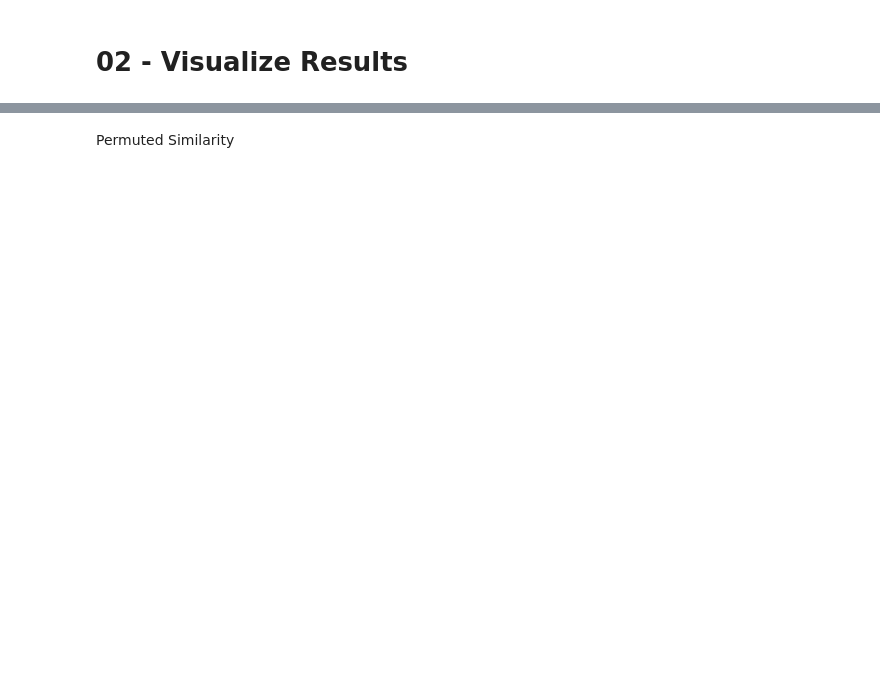
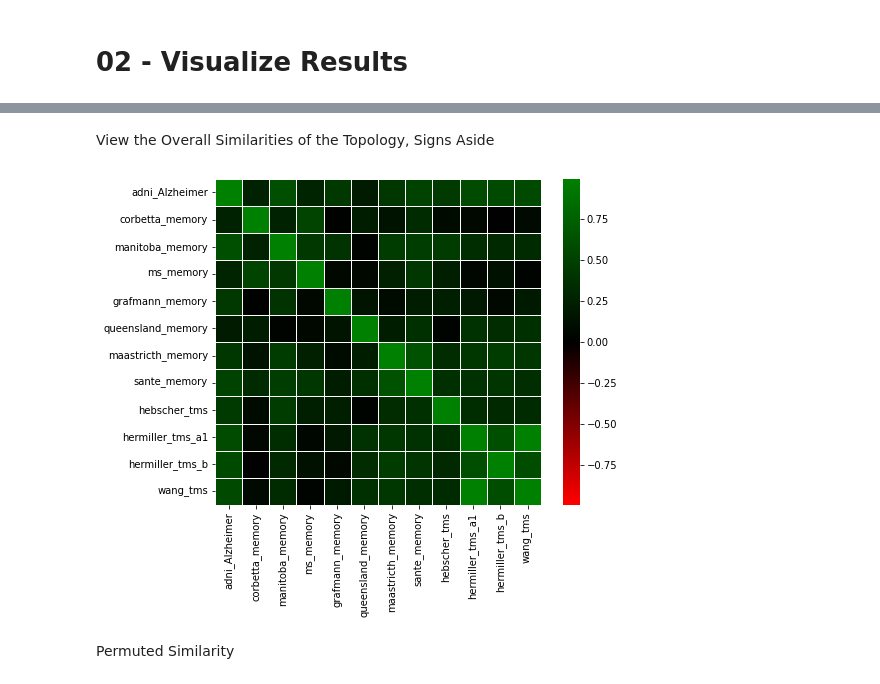
Before and after one commit to Calvinwhow/calvin_utils_project, a Jupyter notebook: notebooks/neuroimaging_notebooks/convergent_causal_mapping/02_converge_on_network.ipynb, the cells around one changed output, grey strips where cells are left out. Cells and saved outputs as stored; diff of their text form; code cells hidden in the pictures; blank space fills up the shorter version.

```diff
--- a/notebooks/neuroimaging_notebooks/convergent_causal_mapping/02_converge_on_network.ipynb
+++ b/notebooks/neuroimaging_notebooks/convergent_causal_mapping/02_converge_on_network.ipynb
@@ -71,3 +73,10 @@ limit = correlation_analysis.matrix_heatmap(correlation_analysis.original_simila
+# %% [markdown]
+View the Overall Similarities of the Topology, Signs Aside
+# %%
+import numpy as np
+limit = correlation_analysis.matrix_heatmap(np.abs(correlation_analysis.original_similarity_matrix), type='similarity', output_path=out_dir+'/heatmap_similarity_absval.svg')
+# %% [output]
+[figure, added]
 # %% [markdown]
 Permuted Similarity
 # %%
```
Also changed, not shown: parts of 9 cells of this notebook, 10 other files.
